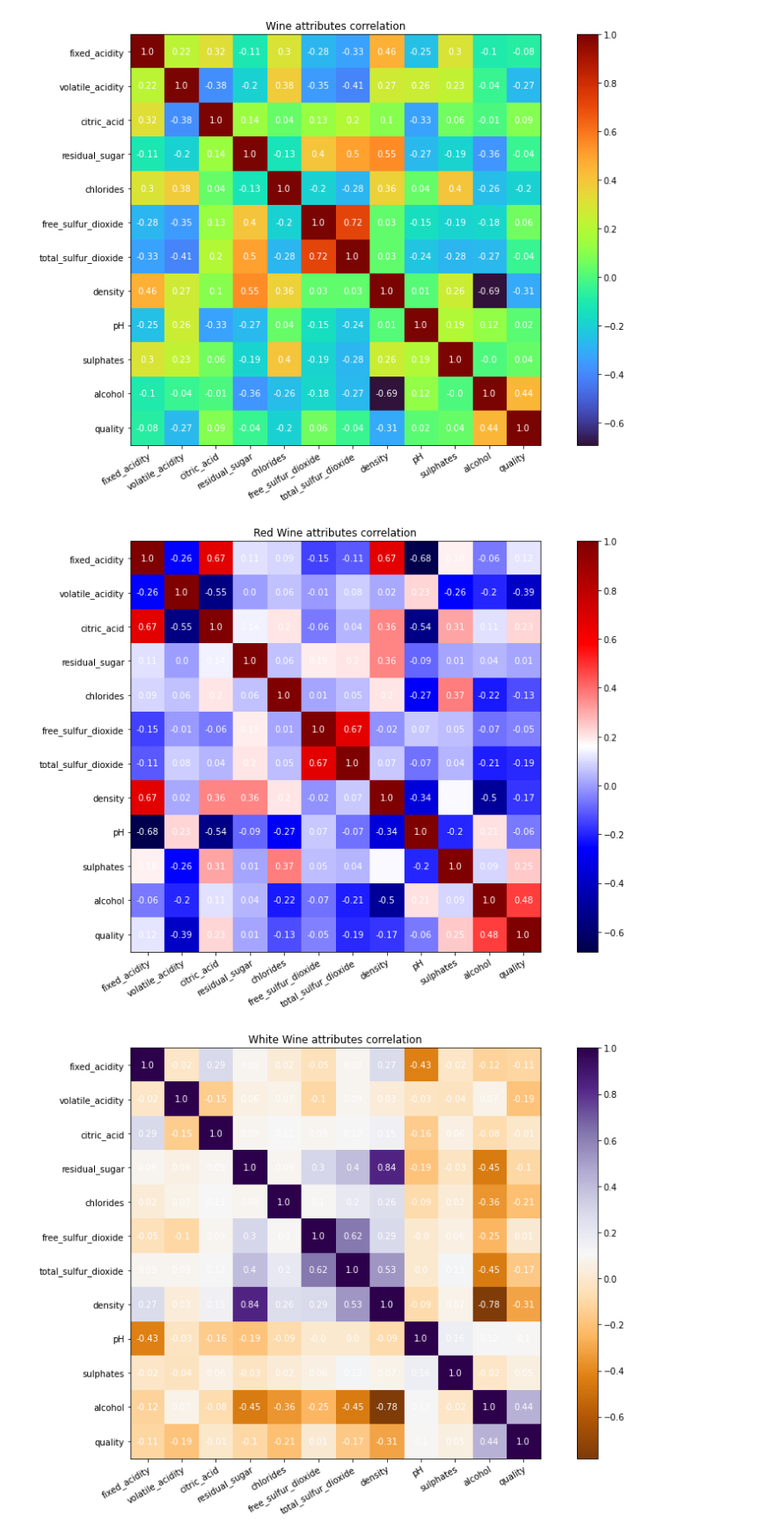
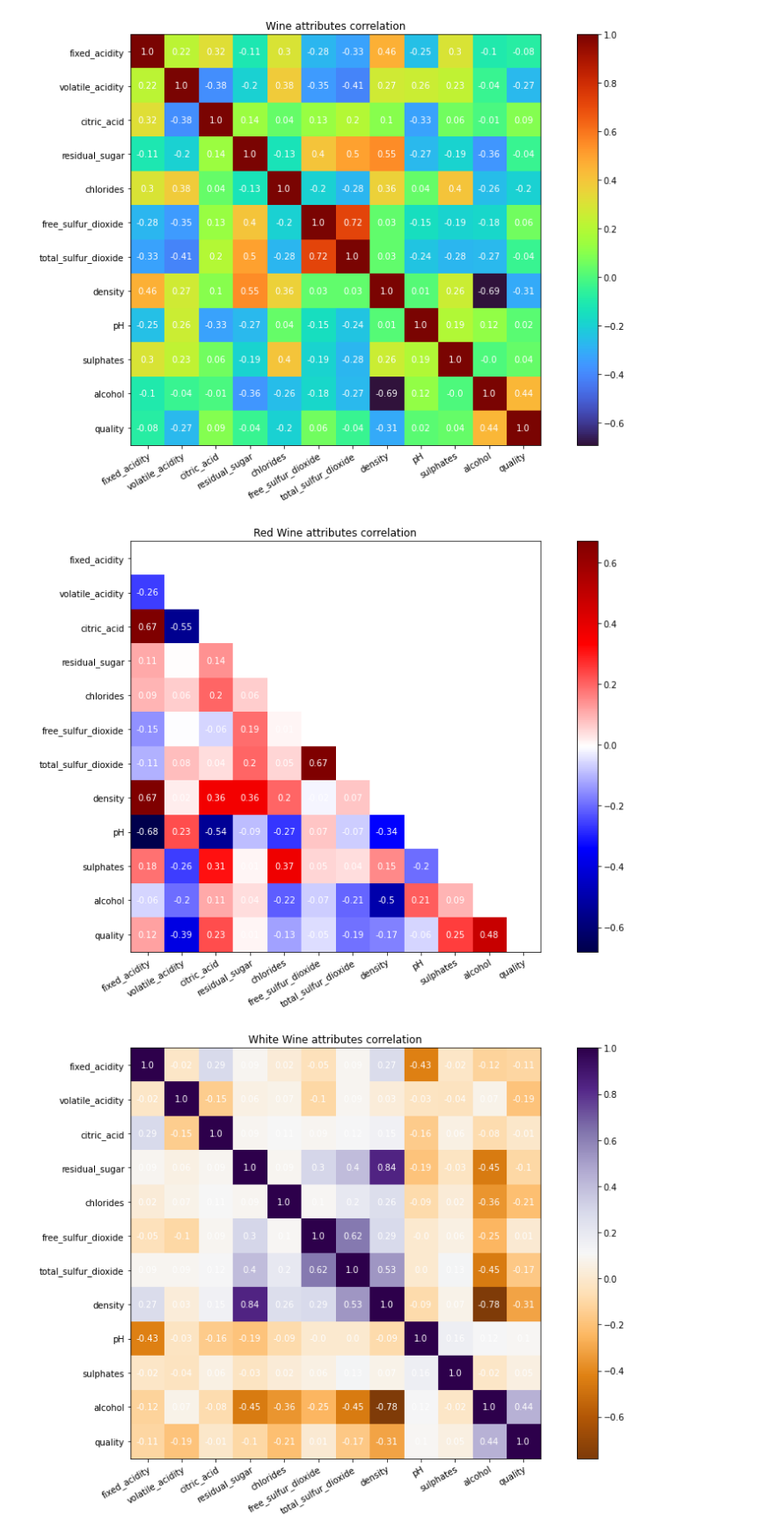
Before and after one commit to GitKPAN/4_BlueBerry-Winery, a Jupyter notebook: Blue_Berry_Winery.ipynb, the cells around one changed output. Shown at 88% size. Cells and saved outputs as stored; diff of their text form; code cells hidden in the pictures.

```diff
--- a/Blue_Berry_Winery.ipynb
+++ b/Blue_Berry_Winery.ipynb
@@ -1361,35 +1241,40 @@ plt.show()
 
 only_numeric_red = red_wine.select_dtypes('number')  #getting only the numeric columns
 
 features_array_red = only_numeric_red.corr(method= "pearson").to_numpy().round(decimals= 2) #converting to array for plotting
 
+#We create masks for better visibility
+mask = np.zeros_like(features_array_red, dtype=bool)
+mask[np.triu_indices_from(mask)] = True
+features_masked_red = np.ma.masked_array(features_array_red, mask)
+
 fig, ax = plt.subplots(figsize= (12,8))
-im = ax.imshow(features_array_red, cmap="seismic")
+im = ax.imshow(features_masked_red, cmap="seismic")
 
 # Show all ticks and label them with the respective list entries
 ax.set_xticks(np.arange(len(only_numeric_red.columns)),labels=only_numeric_red.columns)
 ax.set_yticks(np.arange(len(only_numeric_red.columns)),labels=only_numeric_red.columns)
 
 # Rotate the tick labels and set their alignment.
 plt.setp(ax.get_xticklabels(), rotation=30, ha="right",
          rotation_mode="anchor")
 
 # adding a color bar
 ax.figure.colorbar(im, ax=ax)
 
 
 # Loop over data dimensions and create text annotations.
 for i in range(len(only_numeric_red.columns)):
     for j in range(len(only_numeric_red.columns)):
         text = ax.text(j, i, features_array_red[i, j],
                        ha="center", va="center", color="w")
 
 #adding title and layout
 ax.set_title("Red Wine attributes correlation")
 fig.tight_layout()
 plt.show()
 # %% [output]
-[figure, old version]
+[figure, new version]
 # %%
 # Creating a heatmap for white wine attributes
 
```
Also changed, not shown: parts of 11 cells of this notebook.
